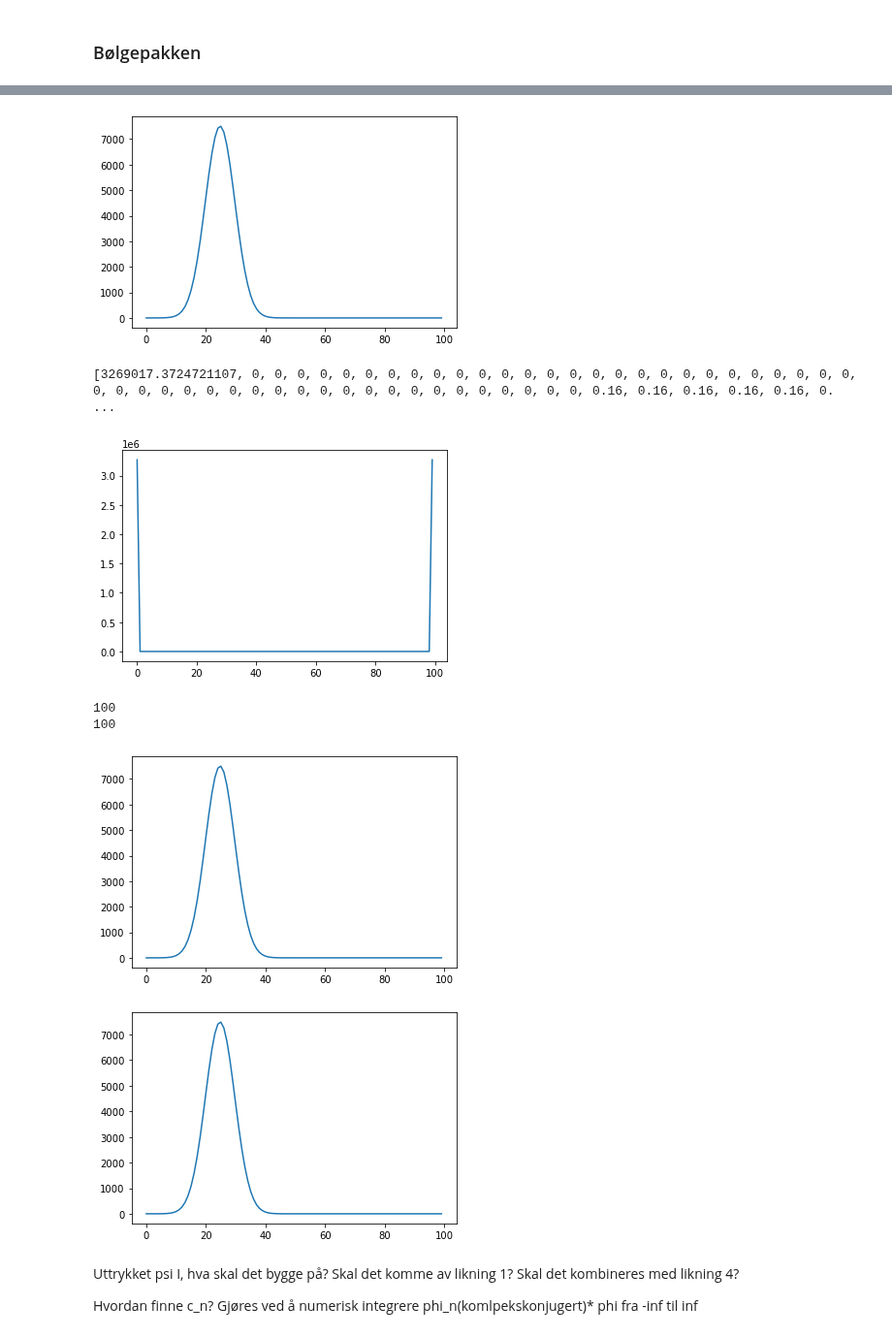
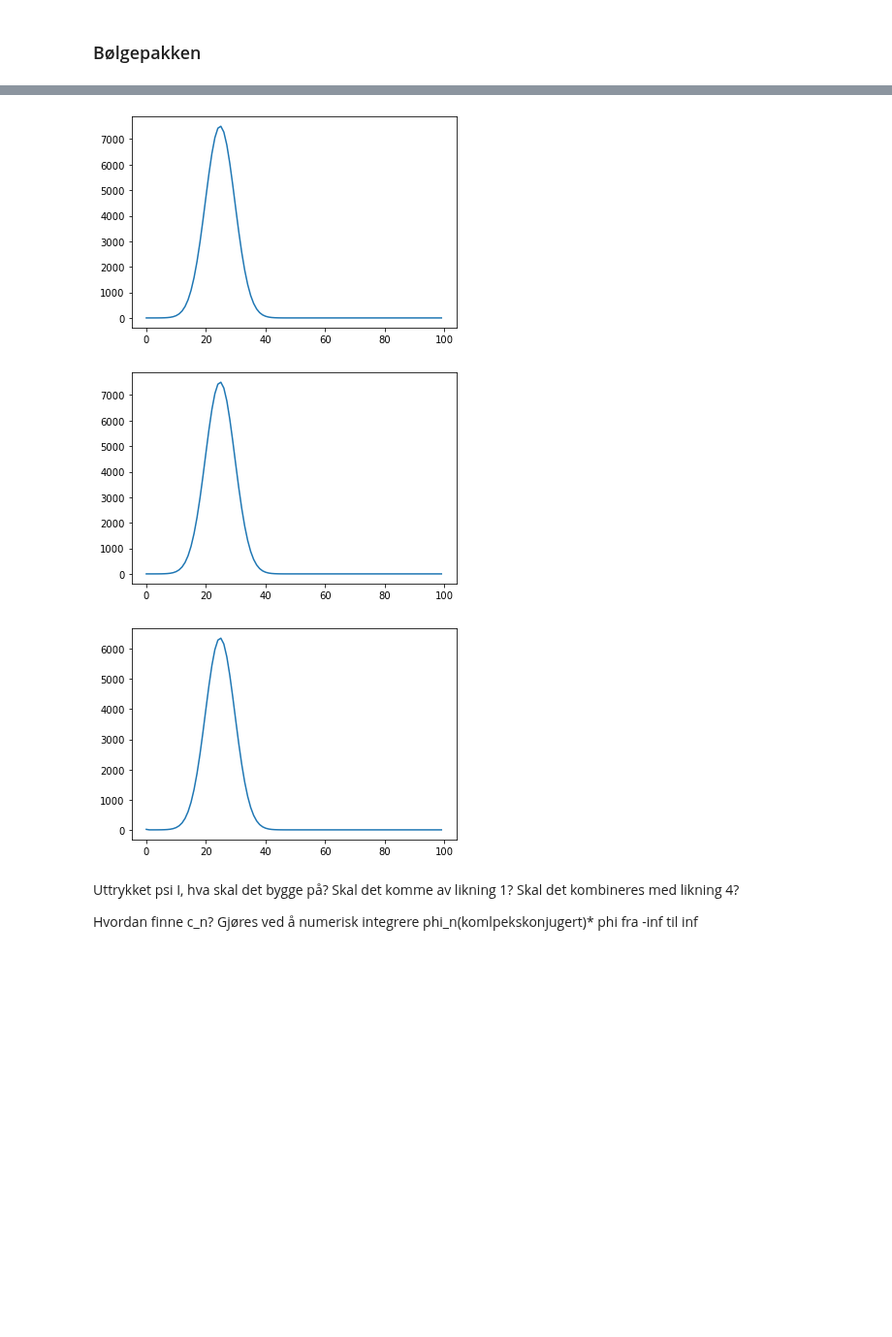
Before and after one commit to astridmo/Fys245-Quantum-physics, a Jupyter notebook: oblig/ObligFys245.ipynb, the cells around one changed output, grey strips where cells are left out. Shown at 97% size. Drawn from its saved outputs; the diff is of its cells as text; code cells hidden in the pictures; blank space fills up the shorter version.

```diff
--- a/oblig/ObligFys245.ipynb
+++ b/oblig/ObligFys245.ipynb
@@ -186,7 +234,7 @@ x = np.linspace(0, L, 100)
 for _ in range(50):
 
     hei = ksi(x, x0, t)
-    print(hei)
+    #print(hei)
     t+= dt
 
 t = 0
@@ -195,6 +243,6 @@ for xi in x:
     #print(xi)
     hei = ksi(xi, x0, t)
     #print(hei)
-    hei2 = ksi_neste_tidssteg(xi, x0, t, dt, dx)
+    hei2 = Phi(x, x0, t, dt, dx)
     print(hei2)
 # %% [output]
@@ -219,44 +266,34 @@ TypeError: 'numpy.float64' object is not iterable
 # %%
 def plot_ksi(t):
     """
     Funksjon for å plotte bølgefunksjonen ksi ved gitt tidspunkt
 
     Inputs
     ------
     t - float
         Tiden vi ønsker å plotte bølgefunksjonen ved
 
     Returns
     -------
         plot av bølgefunksjonen ved gitt tidspunkt
     """
     pass
 
 ff = ksi(x, x0, t=0)
 plt.plot(ff)
 plt.show()
 
-print(V(x))
-plt.plot(V(x))
-plt.show()
-print(len(x))
-print(len(V(x)))
-
 f2 = Phi(x, x0, t, dt, dx)
 plt.plot(f2)
 plt.show()
 
-f3 = Phi(x, x0, t+dt*1000, dt, dx)
+f3 = Phi(x, x0, t+dt*100000, dt, dx)
 plt.plot(f3)
 plt.show()
 # %% [output]
 [figure]
-[3269017.3724721107, 0, 0, 0, 0, 0, 0, 0, 0, 0, 0, 0, 0, 0, 0, 0, 0, 0, 0, 0, 0, 0, 0, 0, 0, 0, 0, 0, 0, 0, 0, 0, 0, 0, 0, 0, 0, 0, 0, 0, 0, 0, 0, 0, 0, 0, 0, 0, 0, 0, 0.16, 0.16, 0.16, 0.16, 0.16, 0. ...
-[figure, old version]
+[figure, new version]
-100
-100
-[figure, old version]
+[figure, new version]
-[figure, removed]
 # %% [markdown]
 Uttrykket psi I, hva skal det bygge på? Skal det komme av likning 1? Skal det kombineres med likning 4?
 
```
Also changed, not shown: parts of 4 cells of this notebook.
